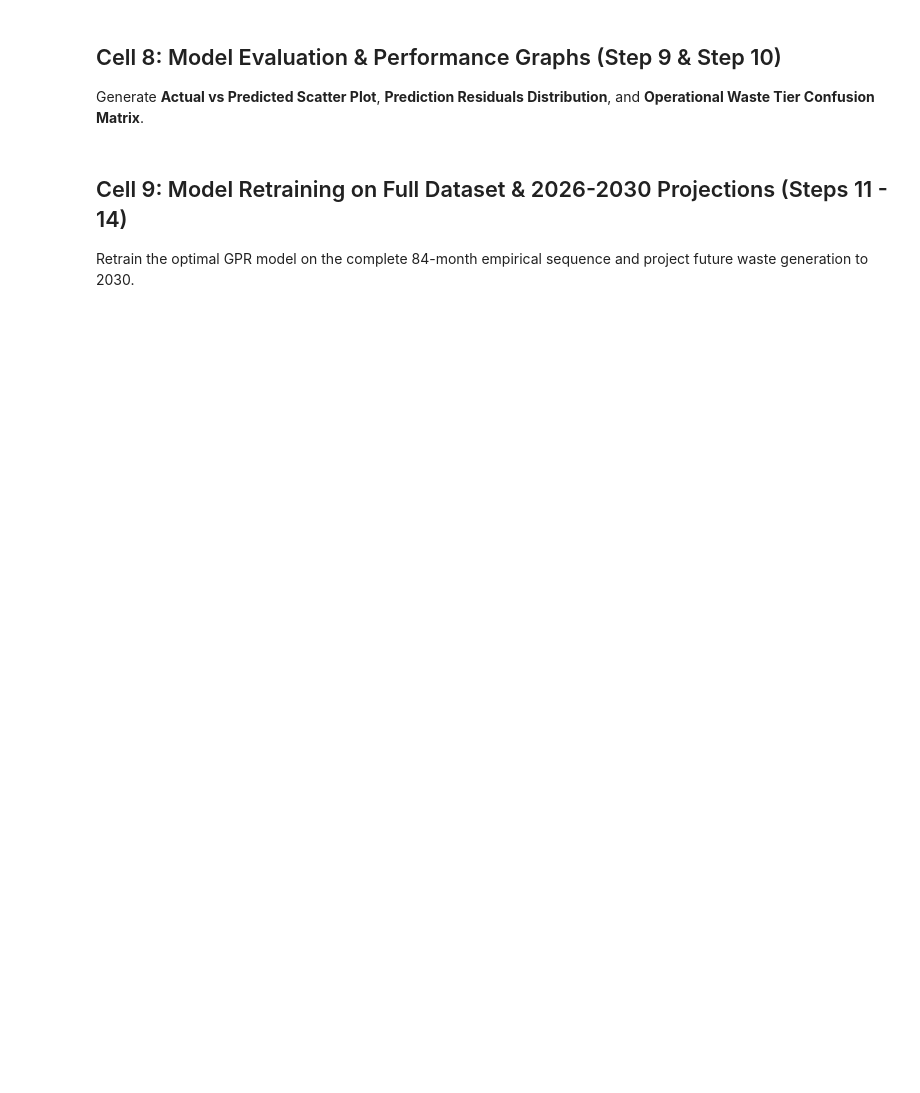
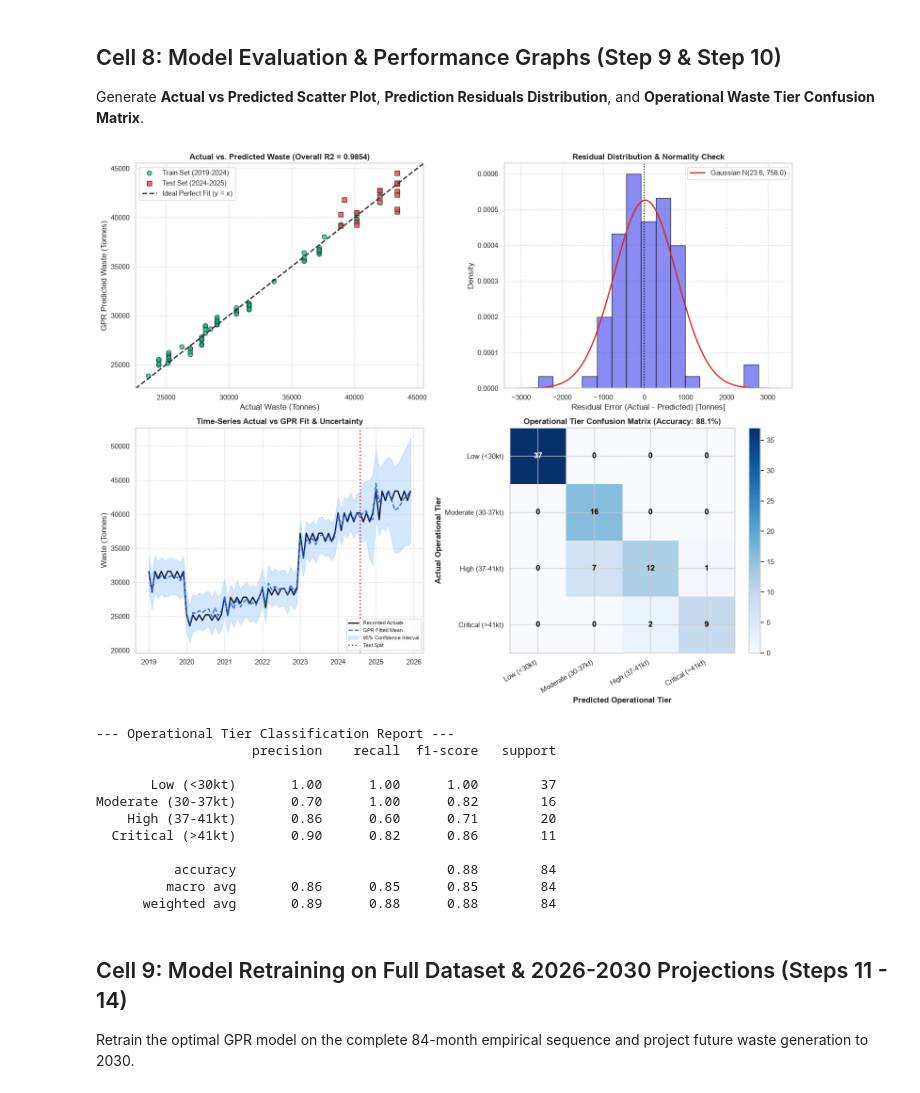
Before and after one commit to FoodieRecipes/municipal_waste_detection_using_GPR, a Jupyter notebook: MSW_GPR_Forecasting_Uyo.ipynb, the cells around one changed output. Drawn from its saved outputs; the diff is of its cells as text; code cells hidden in the pictures; blank space fills up the shorter version.

```diff
--- a/MSW_GPR_Forecasting_Uyo.ipynb
+++ b/MSW_GPR_Forecasting_Uyo.ipynb
@@ -260,83 +307,46 @@ ax3.grid(True, linestyle='--', alpha=0.6)
 ax3.legend(loc='lower right', fontsize=8)
 
 # Graph 4: Operational Waste Tier Confusion Matrix
 tier_bins = [-np.inf, 30000, 37000, 41000, np.inf]
 tier_labels = ['Low (<30kt)', 'Moderate (30-37kt)', 'High (37-41kt)', 'Critical (>41kt)']
 y_cat_true = pd.cut(y, bins=tier_bins, labels=tier_labels)
 y_cat_pred = pd.cut(y_all_pred, bins=tier_bins, labels=tier_labels)
 cm = confusion_matrix(y_cat_true, y_cat_pred, labels=tier_labels)
 cm_acc = np.trace(cm) / np.sum(cm) * 100.0
 
 cax = ax4.imshow(cm, interpolation='nearest', cmap='Blues')
 fig.colorbar(cax, ax=ax4)
 ax4.set_xticks(range(len(tier_labels)))
 ax4.set_yticks(range(len(tier_labels)))
 ax4.set_xticklabels(tier_labels, rotation=30, ha='right')
 ax4.set_yticklabels(tier_labels)
 ax4.set_xlabel("Predicted Operational Tier", fontweight='bold')
 ax4.set_ylabel("Actual Operational Tier", fontweight='bold')
 ax4.set_title(f"Operational Tier Confusion Matrix (Accuracy: {cm_acc:.1f}%)", fontweight='bold')
 
 for i in range(len(tier_labels)):
     for j in range(len(tier_labels)):
         col = "white" if cm[i, j] > (cm.max() / 2) else "black"
         ax4.text(j, i, format(cm[i, j], 'd'), ha="center", va="center", color=col, fontsize=12, fontweight='bold')
 
 plt.tight_layout()
 plt.show()
 
 print("\n--- Operational Tier Classification Report ---")
 print(classification_report(y_cat_true, y_cat_pred, labels=tier_labels, zero_division=0))
-
-# --- Individual Error Metrics Visualizations (RMSE, MAE, MAPE) ---
-k_names = ['RBF', 'Matérn 1.5', 'Matérn 2.5', 'RationalQuad', 'Proposed Composite']
-k_colors_rmse = ['#94A3B8', '#94A3B8', '#94A3B8', '#94A3B8', '#059669']
-k_colors_mae  = ['#94A3B8', '#94A3B8', '#94A3B8', '#94A3B8', '#2563EB']
-k_colors_mape = ['#94A3B8', '#94A3B8', '#94A3B8', '#94A3B8', '#D97706']
-
-# Individual Graph 1: RMSE
-plt.figure(figsize=(9, 4.5))
-b1 = plt.bar(k_names, eval_df['RMSE'], color=k_colors_rmse, edgecolor='#0F172A', alpha=0.88, width=0.55)
-plt.title('Kernel Benchmark: Root Mean Squared Error (RMSE in Tonnes)', fontweight='bold', fontsize=12, pad=12)
-plt.ylabel('RMSE (Tonnes)', fontweight='bold')
-plt.xlabel('GPR Covariance Kernels', fontweight='bold')
-plt.grid(axis='y', linestyle='--', alpha=0.5)
-for bar in b1:
-    h = bar.get_height()
-    plt.text(bar.get_x() + bar.get_width()/2., h + 25, f'{h:,.1f} t', ha='center', va='bottom', fontsize=9, fontweight='bold')
-plt.ylim(0, eval_df['RMSE'].max() * 1.15)
-plt.tight_layout()
-plt.show()
-
-# Individual Graph 2: MAE
-plt.figure(figsize=(9, 4.5))
-b2 = plt.bar(k_names, eval_df['MAE'], color=k_colors_mae, edgecolor='#0F172A', alpha=0.88, width=0.55)
-plt.title('Kernel Benchmark: Mean Absolute Error (MAE in Tonnes)', fontweight='bold', fontsize=12, pad=12)
-plt.ylabel('MAE (Tonnes)', fontweight='bold')
-plt.xlabel('GPR Covariance Kernels', fontweight='bold')
-plt.grid(axis='y', linestyle='--', alpha=0.5)
-for bar in b2:
-    h = bar.get_height()
-    plt.text(bar.get_x() + bar.get_width()/2., h + 20, f'{h:,.1f} t', ha='center', va='bottom', fontsize=9, fontweight='bold')
-plt.ylim(0, eval_df['MAE'].max() * 1.15)
-plt.tight_layout()
-plt.show()
-
-# Individual Graph 3: MAPE
-plt.figure(figsize=(9, 4.5))
-b3 = plt.bar(k_names, eval_df['MAPE (%)'], color=k_colors_mape, edgecolor='#0F172A', alpha=0.88, width=0.55)
-plt.title('Kernel Benchmark: Mean Absolute Percentage Error (MAPE %)', fontweight='bold', fontsize=12, pad=12)
-plt.ylabel('MAPE (%)', fontweight='bold')
-plt.xlabel('GPR Covariance Kernels', fontweight='bold')
-plt.grid(axis='y', linestyle='--', alpha=0.5)
-plt.axhline(5.0, color='#DC2626', linestyle='--', lw=1.6, label='High Precision Tolerance Benchmark (5%)')
-for bar in b3:
-    h = bar.get_height()
-    plt.text(bar.get_x() + bar.get_width()/2., h + 0.05, f'{h:.2f}%', ha='center', va='bottom', fontsize=9, fontweight='bold')
-plt.ylim(0, max(eval_df['MAPE (%)'].max() * 1.25, 5.5))
-plt.legend(loc='upper right')
-plt.tight_layout()
-plt.show()
+# %% [output]
+[figure, added]
+--- Operational Tier Classification Report ---
+                    precision    recall  f1-score   support
+
+       Low (<30kt)       1.00      1.00      1.00        37
+Moderate (30-37kt)       0.70      1.00      0.82        16
+    High (37-41kt)       0.86      0.60      0.71        20
+  Critical (>41kt)       0.90      0.82      0.86        11
+
+          accuracy                           0.88        84
+         macro avg       0.86      0.85      0.85        84
+      weighted avg       0.89      0.88      0.88        84
 # %% [markdown]
 ## Cell 9: Model Retraining on Full Dataset & 2026-2030 Projections (Steps 11 - 14)
 Retrain the optimal GPR model on the complete 84-month empirical sequence and project future waste generation to 2030.
```
Also changed, not shown: parts of 10 cells of this notebook, 5 other files.
